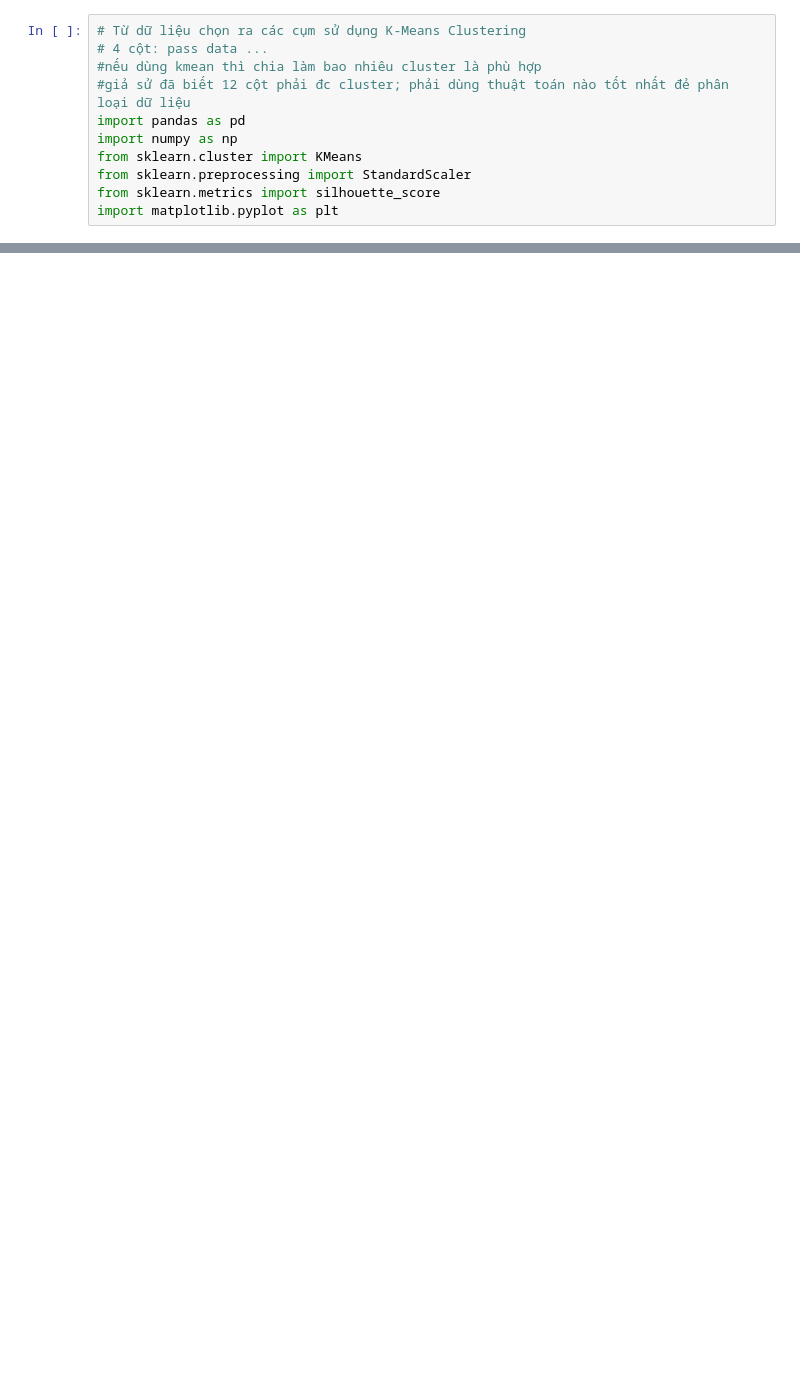
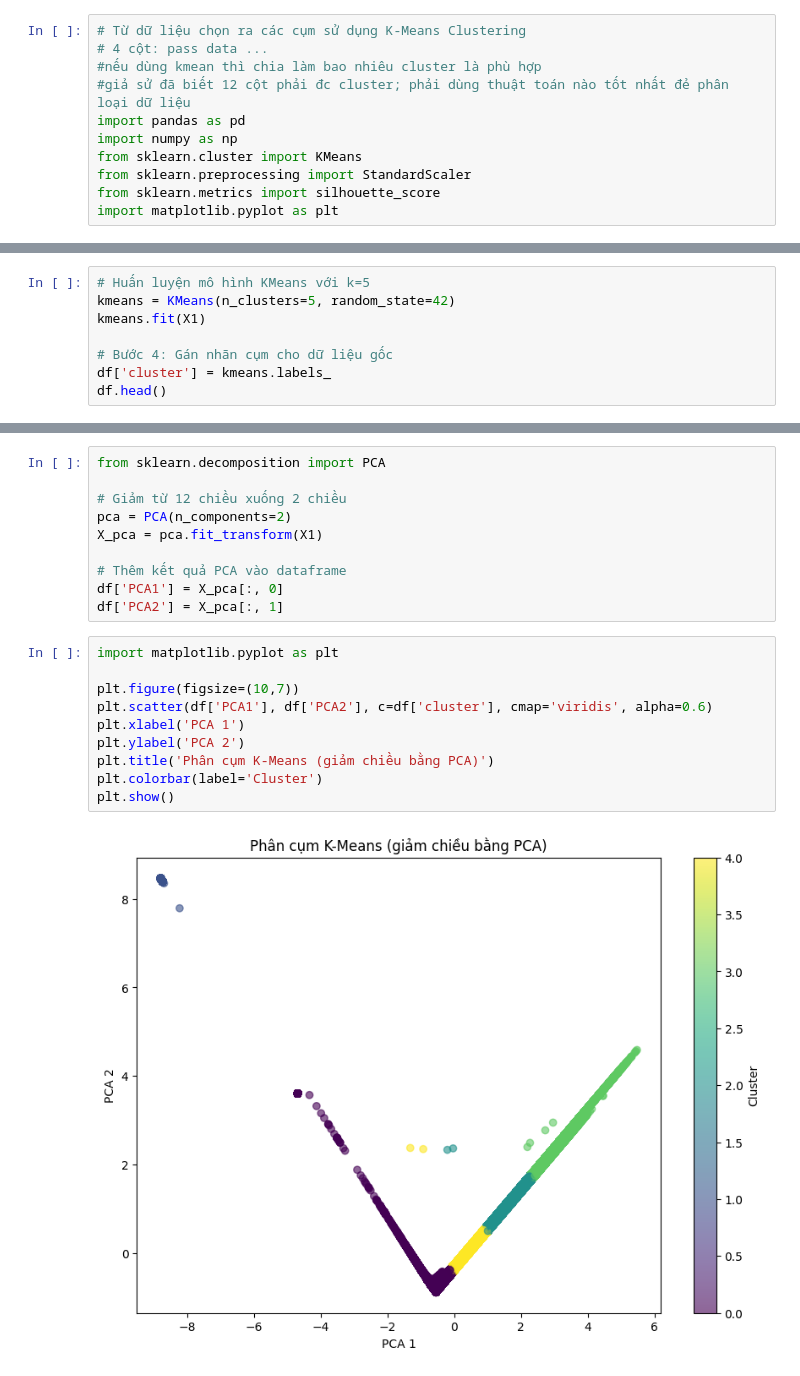
Before and after one commit to giunzz/Data_Science, a Jupyter notebook: Tuan7/BT7.ipynb, the cells around one changed output, grey strips where cells are left out. Drawn from its saved outputs; the diff is of its cells as text; blank space fills up the shorter version.

```diff
--- a/Tuan7/BT7.ipynb
+++ b/Tuan7/BT7.ipynb
@@ -64,0 +52,8 @@ plt.plot(K , loss_s)
+# %%
+# Huấn luyện mô hình KMeans với k=5
+kmeans = KMeans(n_clusters=5, random_state=42)
+kmeans.fit(X1)
+
+# Bước 4: Gán nhãn cụm cho dữ liệu gốc
+df['cluster'] = kmeans.labels_
+df.head()
@@ -64,0 +67,22 @@ plt.plot(K , loss_s)
+# %%
+from sklearn.decomposition import PCA
+
+# Giảm từ 12 chiều xuống 2 chiều
+pca = PCA(n_components=2)
+X_pca = pca.fit_transform(X1)
+
+# Thêm kết quả PCA vào dataframe
+df['PCA1'] = X_pca[:, 0]
+df['PCA2'] = X_pca[:, 1]
+# %%
+import matplotlib.pyplot as plt
+
+plt.figure(figsize=(10,7))
+plt.scatter(df['PCA1'], df['PCA2'], c=df['cluster'], cmap='viridis', alpha=0.6)
+plt.xlabel('PCA 1')
+plt.ylabel('PCA 2')
+plt.title('Phân cụm K-Means (giảm chiều bằng PCA)')
+plt.colorbar(label='Cluster')
+plt.show()
+# %% [output]
+[figure, added]
```
Also changed, not shown: parts of 7 cells of this notebook.
